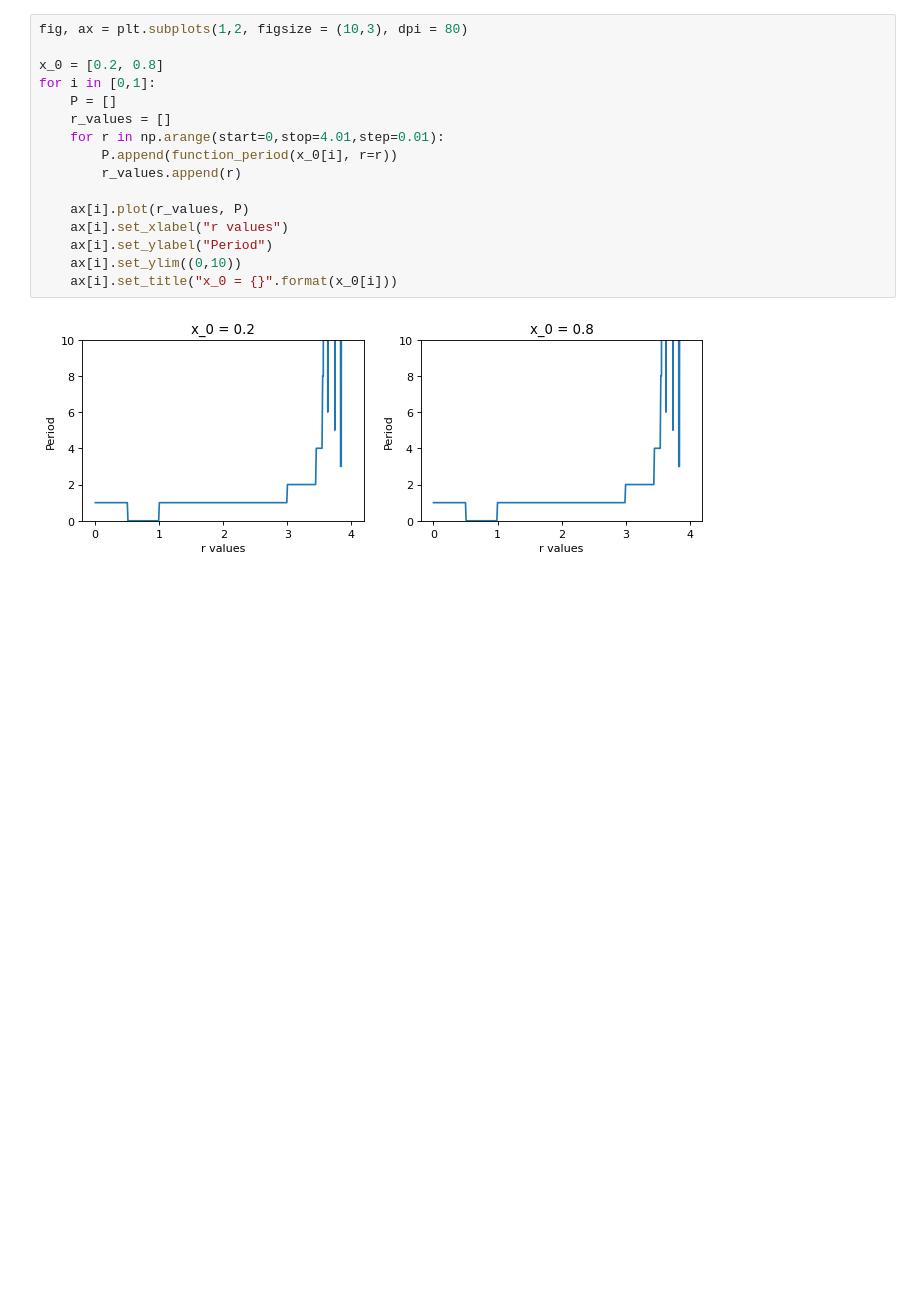
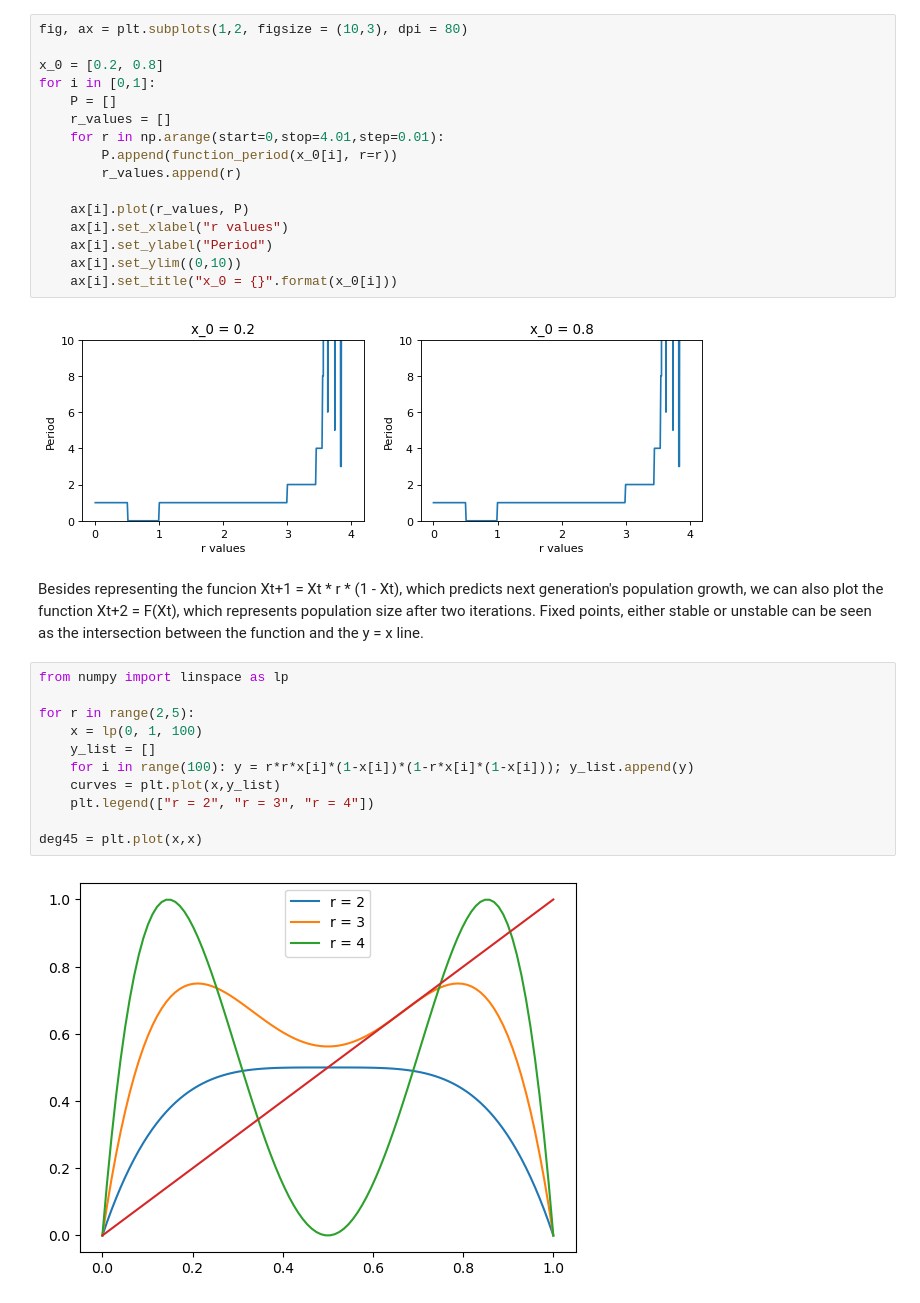
Before and after one commit to abarrenos/Computational_Biology_UPM, a Jupyter notebook: Modelling_Biosystems/Programming_exercise_1.ipynb, the cells around one changed output. Saved outputs shown, nothing was run; the diff lists cells and outputs as text; blank space fills up the shorter version.

```diff
--- a/Modelling_Biosystems/Programming_exercise_1.ipynb
+++ b/Modelling_Biosystems/Programming_exercise_1.ipynb
@@ -167,3 +169,18 @@ for i in [0,1]:
     ax[i].set_title("x_0 = {}".format(x_0[i]))
 # %% [output]
 [figure]
+# %% [markdown]
+Besides representing the funcion Xt+1 = Xt \* r \* (1 - Xt), which predicts next generation's population growth, we can also plot the function  Xt+2 = F(Xt), which represents population size after two iterations. Fixed points, either stable or unstable can be seen as the intersection between the function and the y = x line.
+# %%
+from numpy import linspace as lp
+
+for r in range(2,5):
+    x = lp(0, 1, 100)
+    y_list = []
+    for i in range(100): y = r*r*x[i]*(1-x[i])*(1-r*x[i]*(1-x[i])); y_list.append(y)
+    curves = plt.plot(x,y_list)
+    plt.legend(["r = 2", "r = 3", "r = 4"])
+
+deg45 = plt.plot(x,x)
+# %% [output]
+[figure, added]
```
Also changed, not shown: parts of 5 cells of this notebook, 3 other files.
